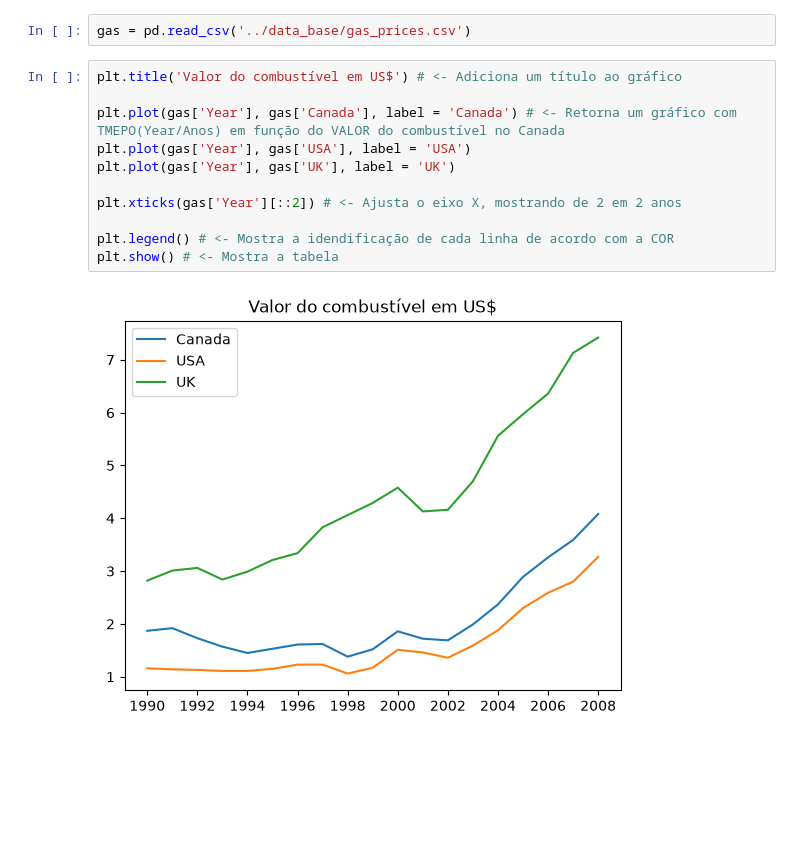
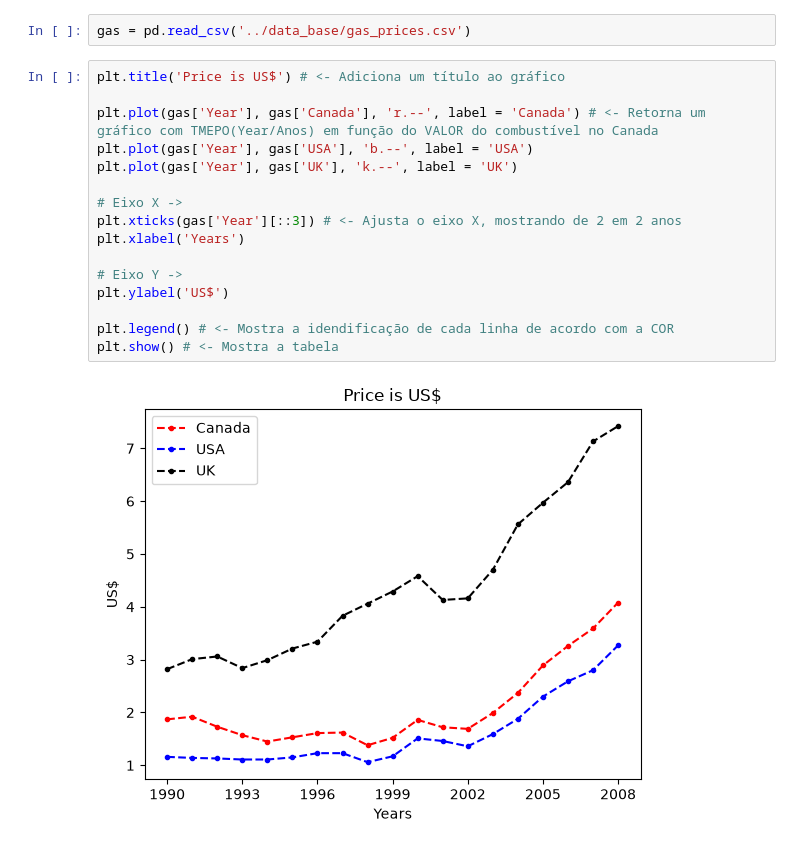
Before and after one commit to candidopedro/python_date_science, a Jupyter notebook: gas_prices/main_gas.ipynb, the cells around one changed output. Cells and saved outputs as stored; diff of their text form; blank space fills up the shorter version.

```diff
--- a/gas_prices/main_gas.ipynb
+++ b/gas_prices/main_gas.ipynb
@@ -5,15 +5,20 @@ import numpy as np
 # %%
 gas = pd.read_csv('../data_base/gas_prices.csv')
 # %%
-plt.title('Valor do combustível em US$') # <- Adiciona um título ao gráfico
+plt.title('Price is US$') # <- Adiciona um título ao gráfico
 
-plt.plot(gas['Year'], gas['Canada'], label = 'Canada') # <- Retorna um gráfico com TMEPO(Year/Anos) em função do VALOR do combustível no Canada
-plt.plot(gas['Year'], gas['USA'], label = 'USA')
-plt.plot(gas['Year'], gas['UK'], label = 'UK')
+plt.plot(gas['Year'], gas['Canada'], 'r.--', label = 'Canada') # <- Retorna um gráfico com TMEPO(Year/Anos) em função do VALOR do combustível no Canada
+plt.plot(gas['Year'], gas['USA'], 'b.--', label = 'USA')
+plt.plot(gas['Year'], gas['UK'], 'k.--', label = 'UK')
 
-plt.xticks(gas['Year'][::2]) # <- Ajusta o eixo X, mostrando de 2 em 2 anos
+# Eixo X ->
+plt.xticks(gas['Year'][::3]) # <- Ajusta o eixo X, mostrando de 2 em 2 anos
+plt.xlabel('Years')
+
+# Eixo Y ->
+plt.ylabel('US$')
 
 plt.legend() # <- Mostra a idendificação de cada linha de acordo com a COR
 plt.show() # <- Mostra a tabela
 # %% [output]
-[figure, old version]
+[figure, new version]
```
